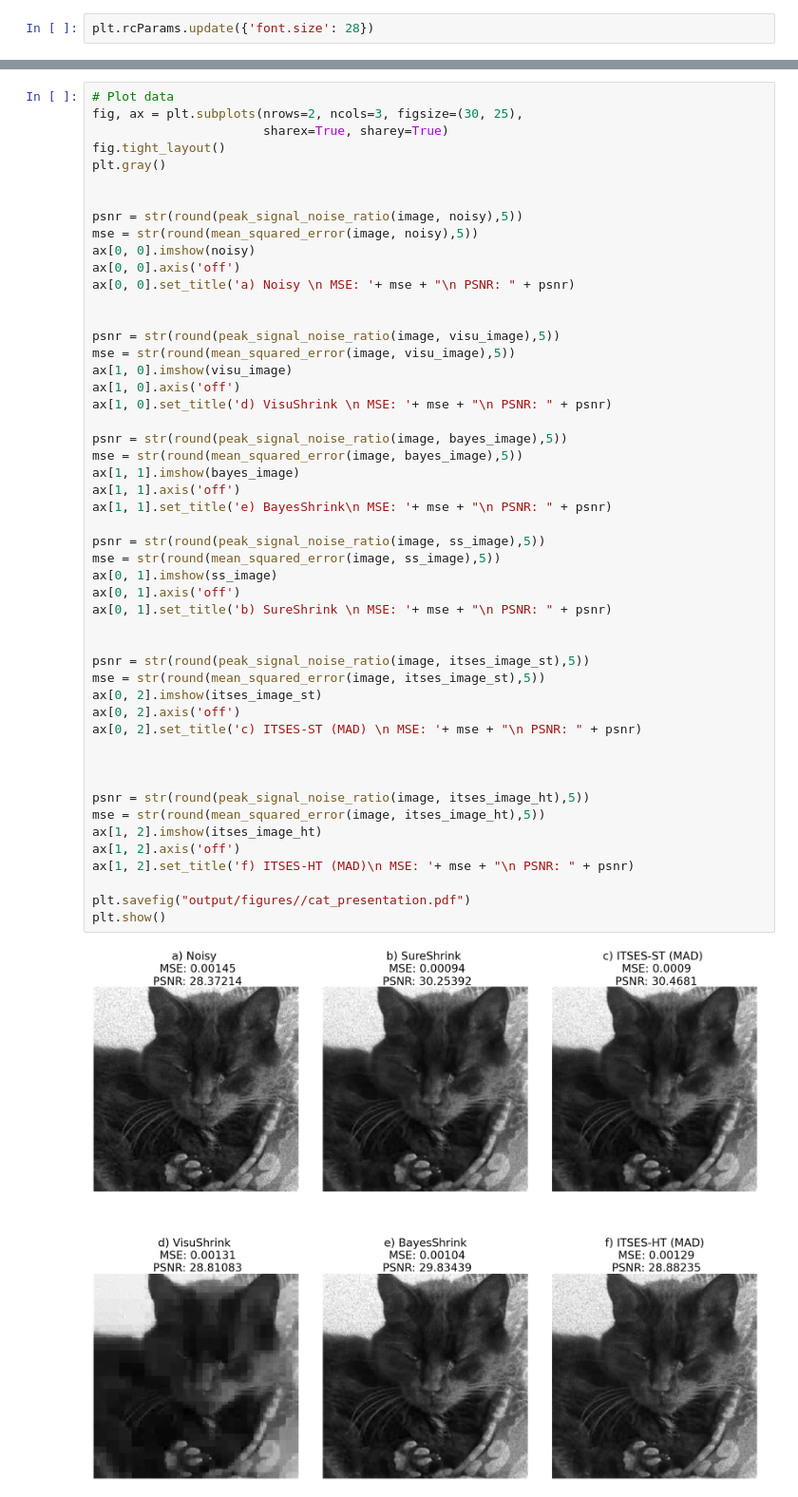
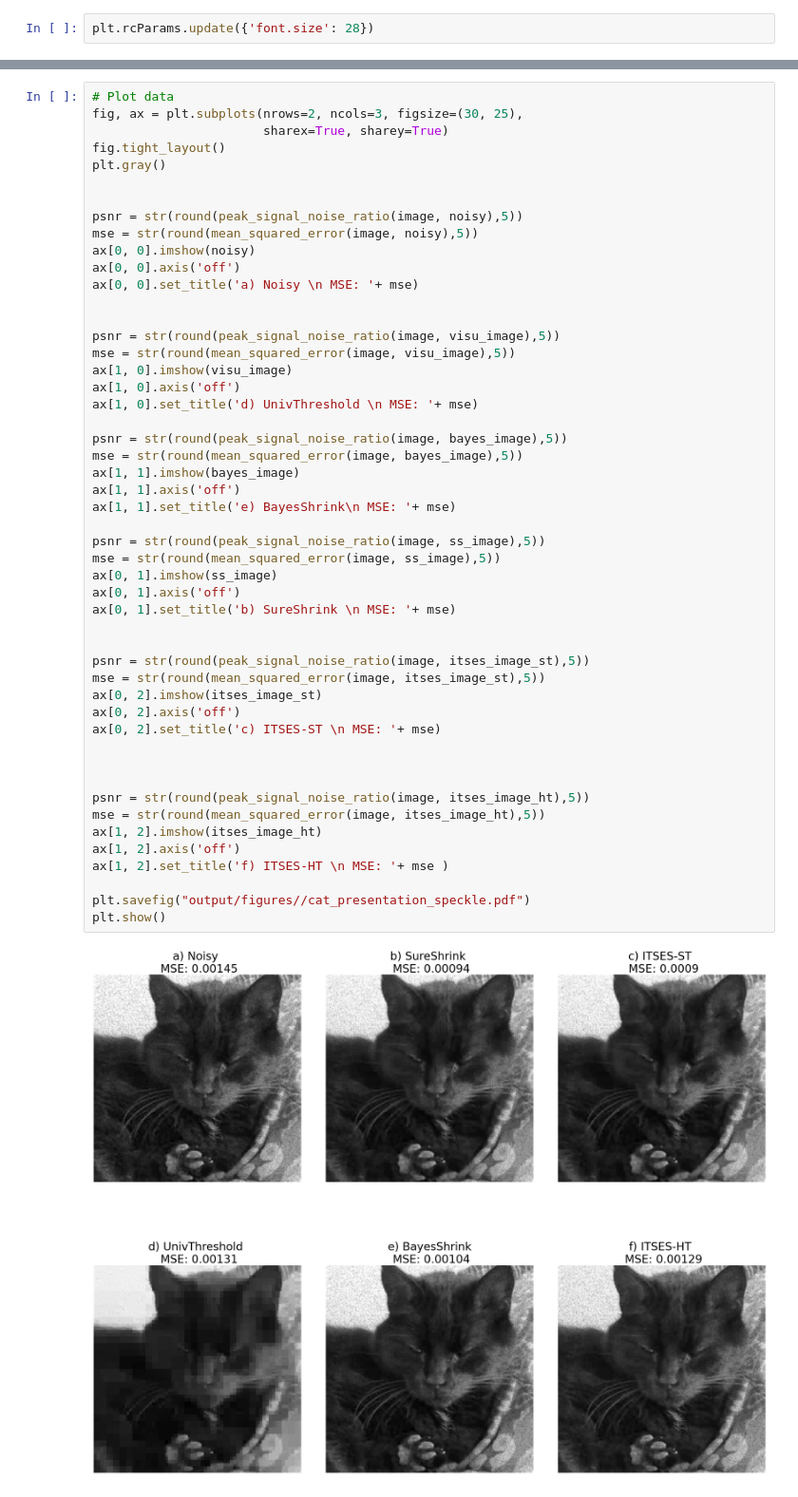
Before and after one commit to AmiAhm/SMNM-Implementation, a Jupyter notebook: image_de-noising-cat-presentation.ipynb, the cells around one changed output, grey strips where cells are left out. Shown at 95% size. Drawn from its saved outputs; the diff is of its cells as text.

```diff
--- a/image_de-noising-cat-presentation.ipynb
+++ b/image_de-noising-cat-presentation.ipynb
@@ -400,43 +421,43 @@ psnr = str(round(peak_signal_noise_ratio(image, noisy),5))
 mse = str(round(mean_squared_error(image, noisy),5))
 ax[0, 0].imshow(noisy)
 ax[0, 0].axis('off')
-ax[0, 0].set_title('a) Noisy \n MSE: '+ mse + "\n PSNR: " + psnr)
+ax[0, 0].set_title('a) Noisy \n MSE: '+ mse)
 
 
 psnr = str(round(peak_signal_noise_ratio(image, visu_image),5))
 mse = str(round(mean_squared_error(image, visu_image),5))
 ax[1, 0].imshow(visu_image)
 ax[1, 0].axis('off')
-ax[1, 0].set_title('d) VisuShrink \n MSE: '+ mse + "\n PSNR: " + psnr)
+ax[1, 0].set_title('d) UnivThreshold \n MSE: '+ mse)
 
 psnr = str(round(peak_signal_noise_ratio(image, bayes_image),5))
 mse = str(round(mean_squared_error(image, bayes_image),5))
 ax[1, 1].imshow(bayes_image)
 ax[1, 1].axis('off')
-ax[1, 1].set_title('e) BayesShrink\n MSE: '+ mse + "\n PSNR: " + psnr)
+ax[1, 1].set_title('e) BayesShrink\n MSE: '+ mse)
 
 psnr = str(round(peak_signal_noise_ratio(image, ss_image),5))
 mse = str(round(mean_squared_error(image, ss_image),5))
 ax[0, 1].imshow(ss_image)
 ax[0, 1].axis('off')
-ax[0, 1].set_title('b) SureShrink \n MSE: '+ mse + "\n PSNR: " + psnr)
+ax[0, 1].set_title('b) SureShrink \n MSE: '+ mse)
 
 
 psnr = str(round(peak_signal_noise_ratio(image, itses_image_st),5))
 mse = str(round(mean_squared_error(image, itses_image_st),5))
 ax[0, 2].imshow(itses_image_st)
 ax[0, 2].axis('off')
-ax[0, 2].set_title('c) ITSES-ST (MAD) \n MSE: '+ mse + "\n PSNR: " + psnr)
+ax[0, 2].set_title('c) ITSES-ST \n MSE: '+ mse)
 
 
 
 psnr = str(round(peak_signal_noise_ratio(image, itses_image_ht),5))
 mse = str(round(mean_squared_error(image, itses_image_ht),5))
 ax[1, 2].imshow(itses_image_ht)
 ax[1, 2].axis('off')
-ax[1, 2].set_title('f) ITSES-HT (MAD)\n MSE: '+ mse + "\n PSNR: " + psnr)
+ax[1, 2].set_title('f) ITSES-HT \n MSE: '+ mse )
 
-plt.savefig("output/figures//cat_presentation.pdf")
+plt.savefig("output/figures//cat_presentation_speckle.pdf")
 plt.show()
 # %% [output]
-[figure, old version]
+[figure, new version]
```
Also changed, not shown: parts of 11 cells of this notebook, 51 other files.
